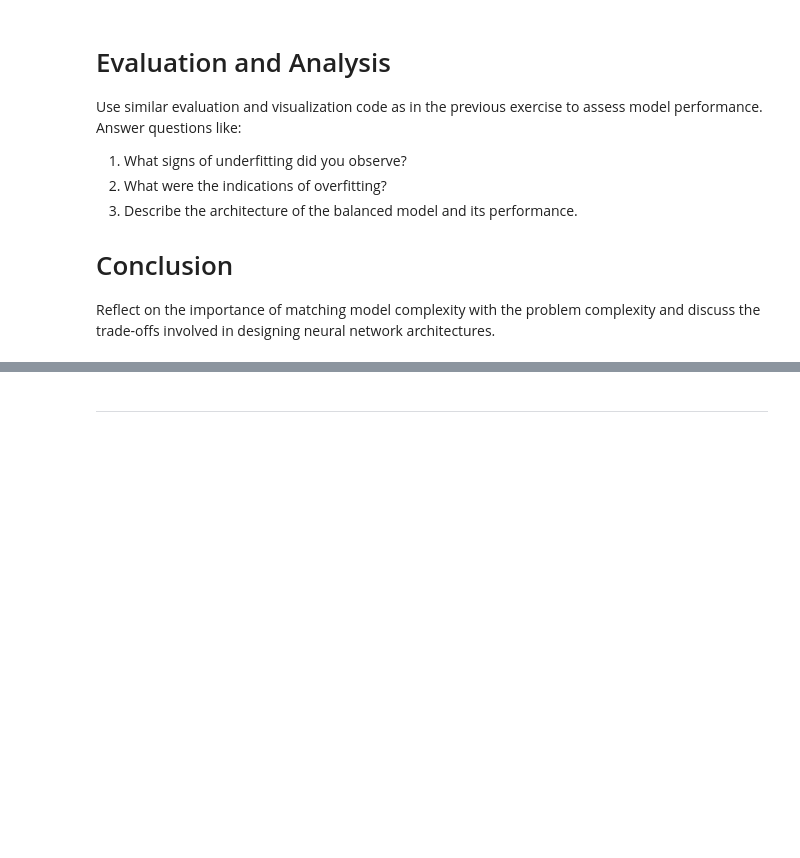
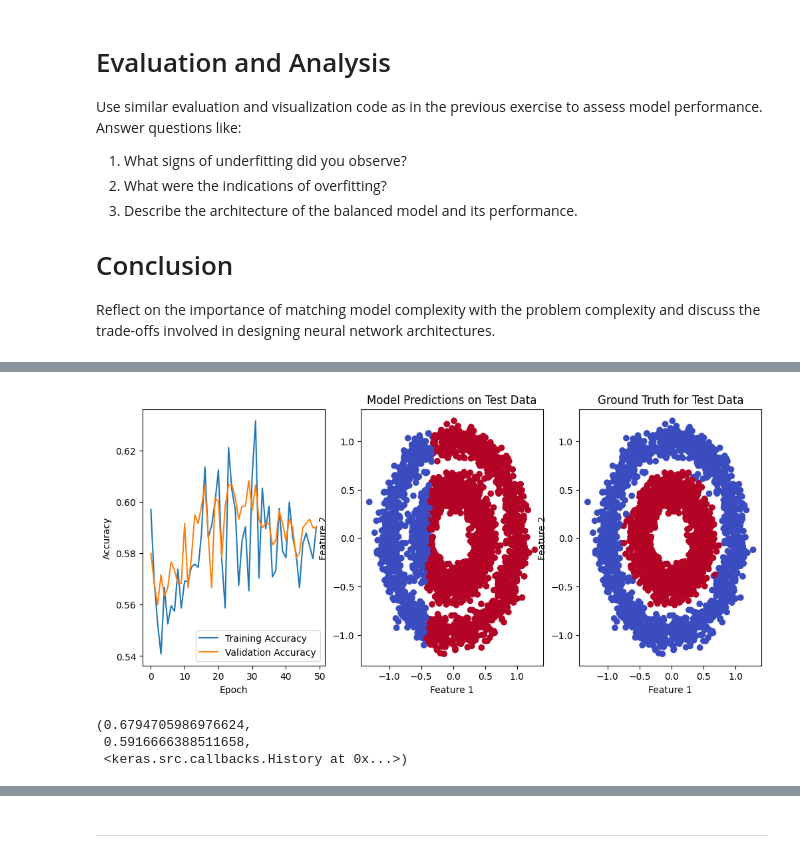
Before and after one commit to SCGlass/deep_learning, a Jupyter notebook: week_1/Network_architecture_exploration_students.ipynb, the cells around one changed output, grey strips where cells are left out. Saved outputs shown, nothing was run; the diff lists cells and outputs as text; code cells hidden in the pictures; blank space fills up the shorter version.

Commit message:
testing overfitting and underfitting

```diff
--- a/week_1/Network_architecture_exploration_students.ipynb
+++ b/week_1/Network_architecture_exploration_students.ipynb
@@ -115,3 +131,9 @@ Answer questions like:
 
 # Conclusion
 Reflect on the importance of matching model complexity with the problem complexity and discuss the trade-offs involved in designing neural network architectures.
+# %%
+# Task 1 - under fitting
+
+model_under = build_model(num_layers=1, num_neurons=2)
+train_and_evaluate_model(model_under, epochs=50)
+# %% [output]
@@ -117,0 +142,4 @@ Reflect on the importance of matching model complexity with the problem complexi
+[figure, added]
+(0.6794705986976624,
+ 0.5916666388511658,
+ <keras.src.callbacks.History at 0x...>)
```
Also changed, not shown: parts of 6 cells of this notebook, 1 other file.
